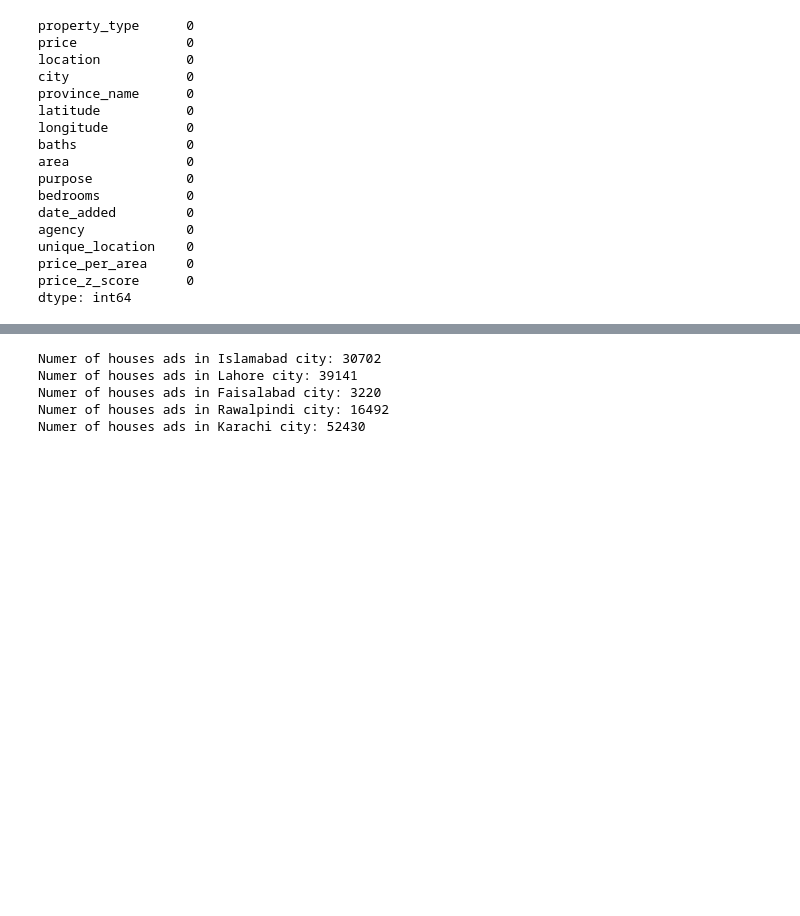
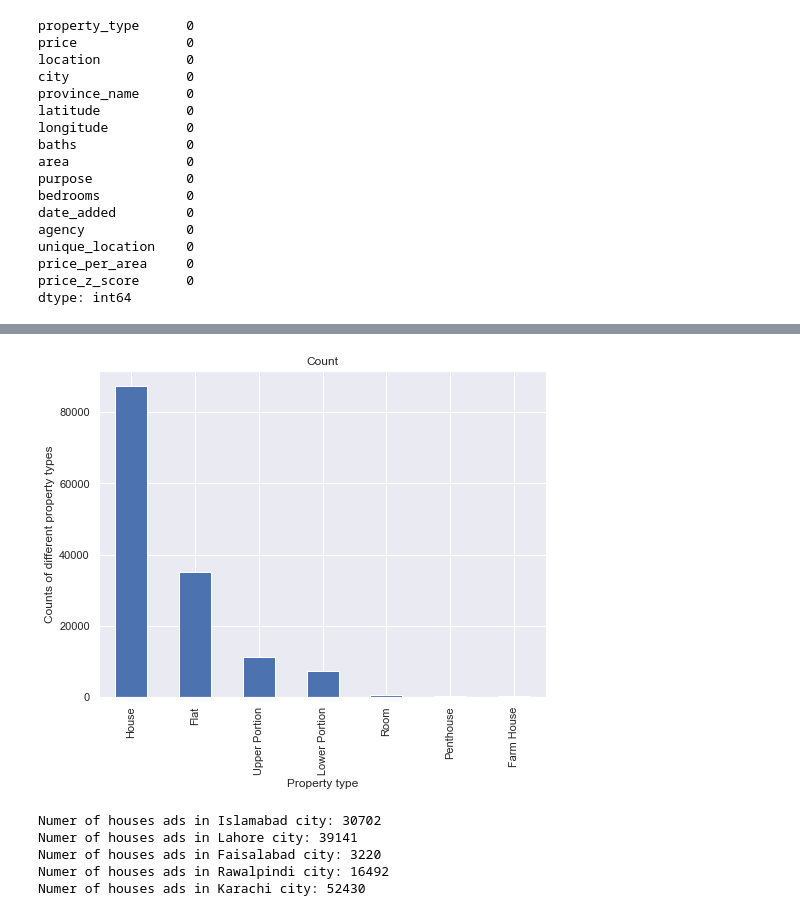
Before and after one commit to Faraz126/Zameen-Data-exploratory-Analysis, a Jupyter notebook: Hareem_EDA.ipynb, the cells around one changed output, grey strips where cells are left out. Drawn from its saved outputs; the diff is of its cells as text; code cells hidden in the pictures; blank space fills up the shorter version.

Commit message:
added more graphs

```diff
--- a/Hareem_EDA.ipynb
+++ b/Hareem_EDA.ipynb
@@ -148,3 +148,11 @@ plt.show()
+# %%
+pp_data.property_type.value_counts().plot(kind='bar',figsize=(8,6))
+plt.xlabel('Property type')
+plt.ylabel('Counts of different property types')
+plt.title("Count")
+plt.show()
+# %% [output]
+[figure, added]
 # %%
 cities = pp_data.city.unique().tolist()
 for i in cities:
```
Also changed, not shown: parts of 5 cells of this notebook.
